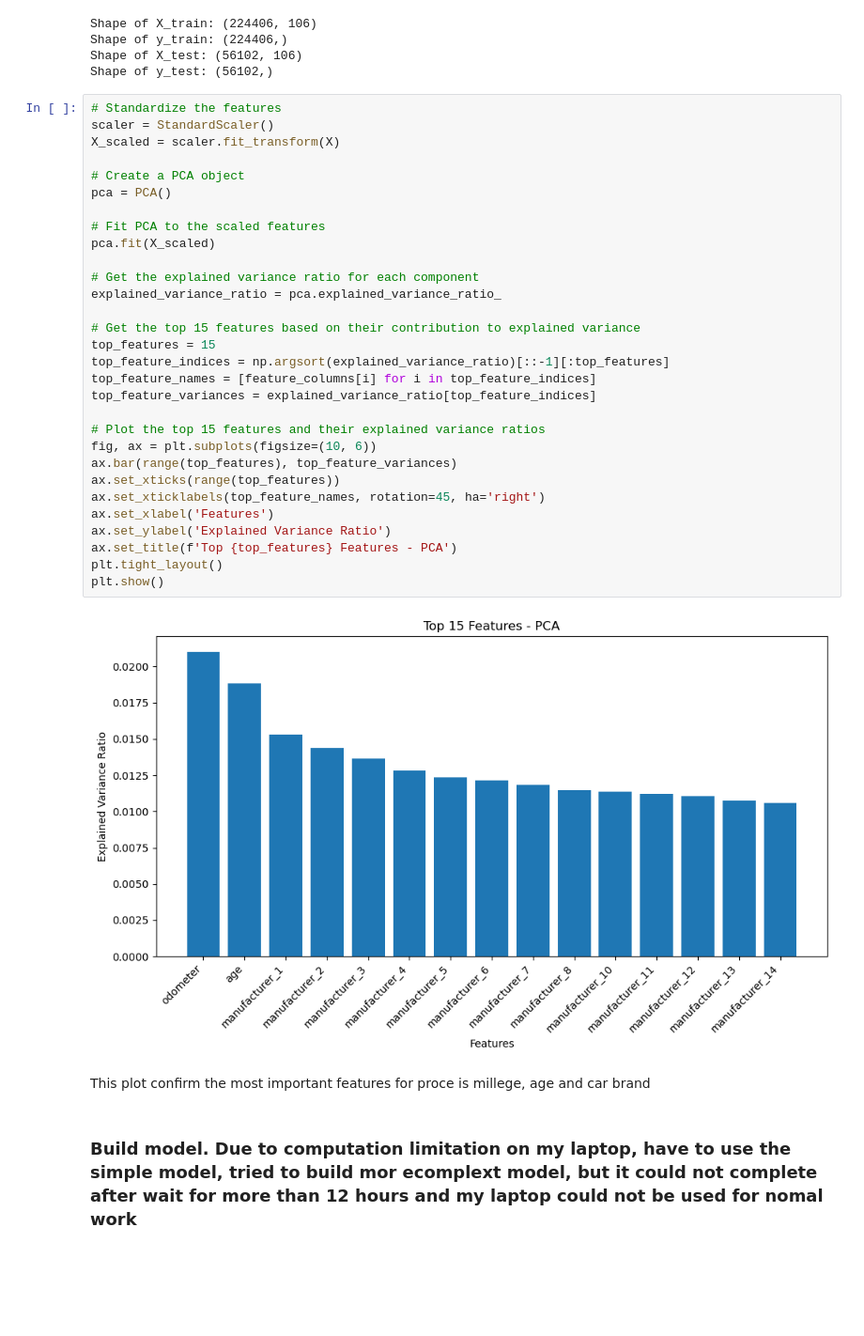
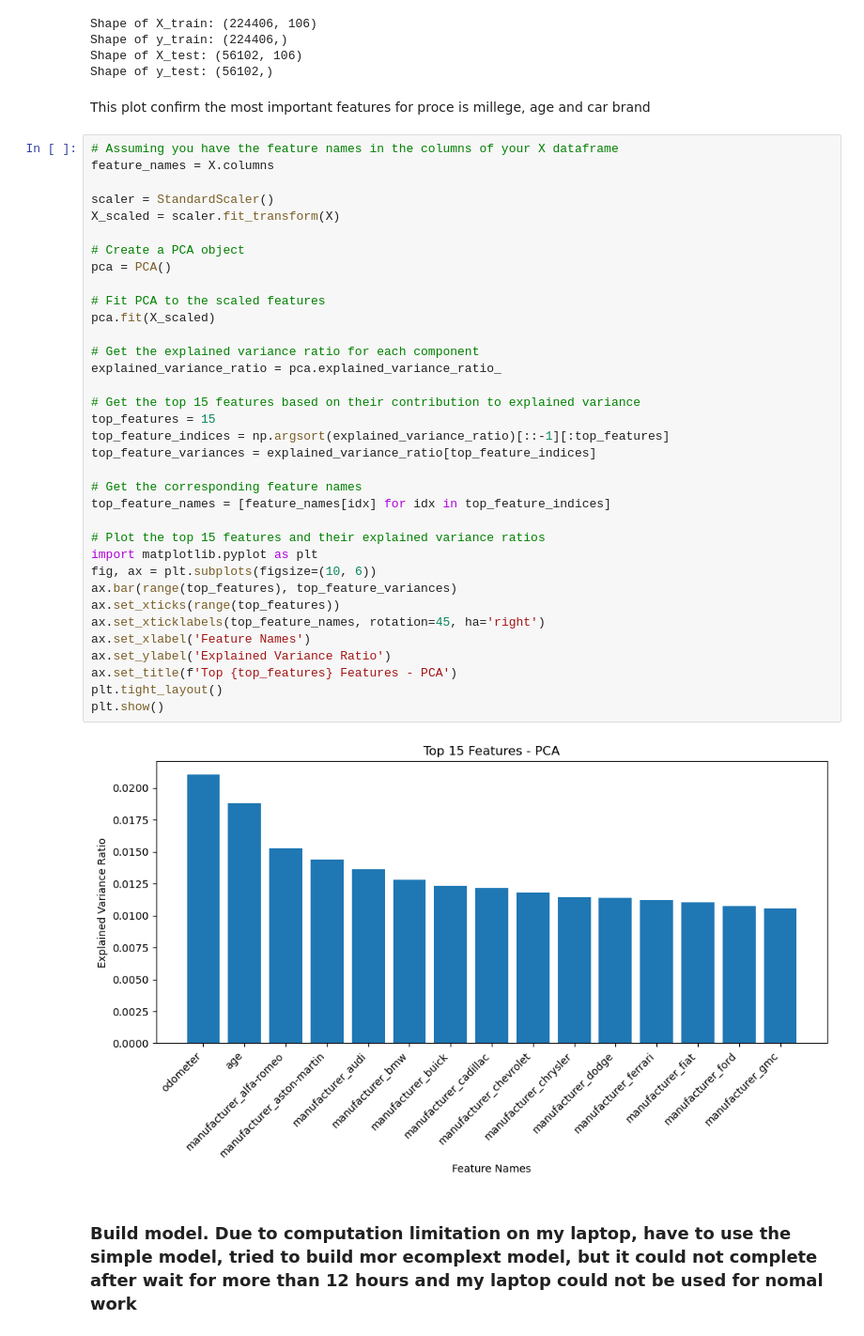
Before and after one commit to screate99/ML-Projects, a Jupyter notebook: Used Car Price Prediction/used_car_prediction.ipynb, the cells around one changed output. Shown: that part at 94% size. Saved outputs shown, nothing was run; the diff lists cells and outputs as text; blank space fills up the shorter version.

```diff
--- a/Used Car Price Prediction/used_car_prediction.ipynb
+++ b/Used Car Price Prediction/used_car_prediction.ipynb
@@ -433,40 +418,45 @@ Shape of X_train: (224406, 106)
 Shape of y_train: (224406,)
 Shape of X_test: (56102, 106)
 Shape of y_test: (56102,)
-# %%
-# Standardize the features
-scaler = StandardScaler()
-X_scaled = scaler.fit_transform(X)
-
-# Create a PCA object
-pca = PCA()
-
-# Fit PCA to the scaled features
-pca.fit(X_scaled)
-
-# Get the explained variance ratio for each component
-explained_variance_ratio = pca.explained_variance_ratio_
-
-# Get the top 15 features based on their contribution to explained variance
-top_features = 15
-top_feature_indices = np.argsort(explained_variance_ratio)[::-1][:top_features]
-top_feature_names = [feature_columns[i] for i in top_feature_indices]
-top_feature_variances = explained_variance_ratio[top_feature_indices]
-
-# Plot the top 15 features and their explained variance ratios
-fig, ax = plt.subplots(figsize=(10, 6))
-ax.bar(range(top_features), top_feature_variances)
-ax.set_xticks(range(top_features))
-ax.set_xticklabels(top_feature_names, rotation=45, ha='right')
-ax.set_xlabel('Features')
-ax.set_ylabel('Explained Variance Ratio')
-ax.set_title(f'Top {top_features} Features - PCA')
-plt.tight_layout()
-plt.show()
-# %% [output]
-[figure, removed]
 # %% [markdown]
 This plot confirm the most important features for proce is millege, age and car brand
+# %%
+# Assuming you have the feature names in the columns of your X dataframe
+feature_names = X.columns
+
+scaler = StandardScaler()
+X_scaled = scaler.fit_transform(X)
+
+# Create a PCA object
+pca = PCA()
+
+# Fit PCA to the scaled features
+pca.fit(X_scaled)
+
+# Get the explained variance ratio for each component
+explained_variance_ratio = pca.explained_variance_ratio_
+
+# Get the top 15 features based on their contribution to explained variance
+top_features = 15
+top_feature_indices = np.argsort(explained_variance_ratio)[::-1][:top_features]
+top_feature_variances = explained_variance_ratio[top_feature_indices]
+
+# Get the corresponding feature names
+top_feature_names = [feature_names[idx] for idx in top_feature_indices]
+
+# Plot the top 15 features and their explained variance ratios
+import matplotlib.pyplot as plt
+fig, ax = plt.subplots(figsize=(10, 6))
+ax.bar(range(top_features), top_feature_variances)
+ax.set_xticks(range(top_features))
+ax.set_xticklabels(top_feature_names, rotation=45, ha='right')
+ax.set_xlabel('Feature Names')
+ax.set_ylabel('Explained Variance Ratio')
+ax.set_title(f'Top {top_features} Features - PCA')
+plt.tight_layout()
+plt.show()
+# %% [output]
+[figure, added]
 # %% [markdown]
 ### Build model. Due to computation limitation on my laptop, have to use the simple model, tried to build mor ecomplext model, but it could not complete after wait for more than 12 hours and my laptop could not be used for nomal work
 # %%
```
Also changed, not shown: parts of 1 cell of this notebook, 2 other files.
